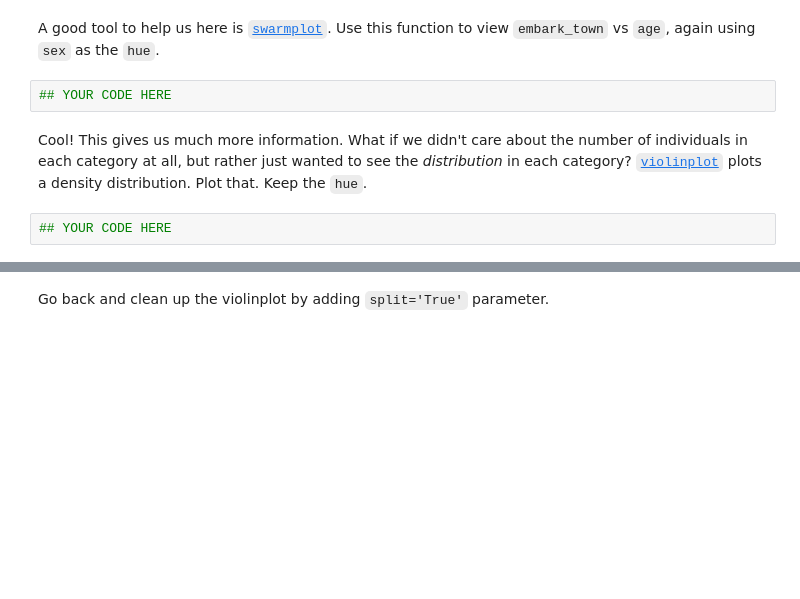
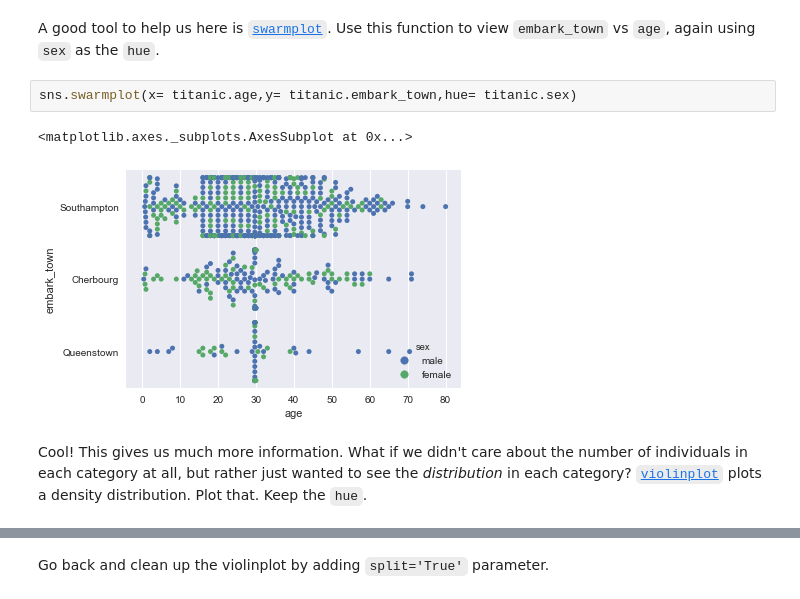
Before and after one commit to mlberkeley/Machine-Learning-Decal-Spring-2018, a Jupyter notebook: Assignments/Homework 2/Homework 2.ipynb, the cells around one changed output, grey strips where cells are left out. Cells and saved outputs as stored; diff of their text form; blank space fills up the shorter version.

```diff
--- a/Assignments/Homework 2/Homework 2.ipynb
+++ b/Assignments/Homework 2/Homework 2.ipynb
@@ -90,9 +146,10 @@ What if we wanted to add a further sex breakdown for the categories chosen above
 Now we want to compare the embarking town vs the age of the individuals. We don't simply want to use a barplot, since that will just give the average age; rather, we would like more insight into the relative and numeric *distribution* of ages.
 # %% [markdown]
 A good tool to help us here is [`swarmplot`](https://seaborn.pydata.org/generated/seaborn.swarmplot.html). Use this function to view `embark_town` vs `age`, again using `sex` as the `hue`.
-# %%
-## YOUR CODE HERE
+# %%
+sns.swarmplot(x= titanic.age,y= titanic.embark_town,hue= titanic.sex)
+# %% [output]
+<matplotlib.axes._subplots.AxesSubplot at 0x...>
+[figure, added]
 # %% [markdown]
 Cool! This gives us much more information. What if we didn't care about the number of individuals in each category at all, but rather just wanted to see the *distribution* in each category? [`violinplot`](https://seaborn.pydata.org/generated/seaborn.violinplot.html) plots a density distribution. Plot that. Keep the `hue`.
-# %%
-## YOUR CODE HERE
```
Also changed, not shown: parts of 30 cells of this notebook, 3 other files.
